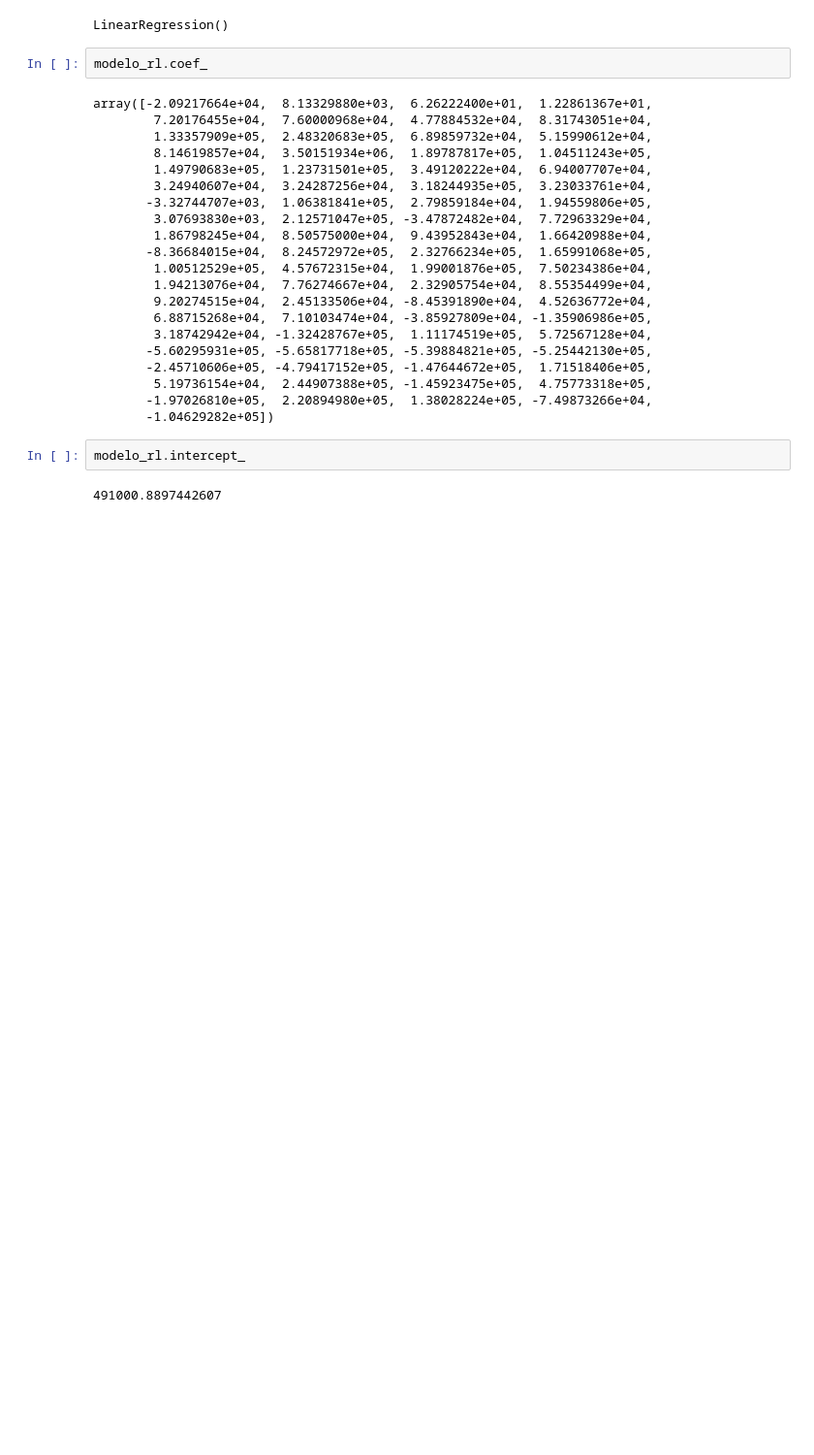
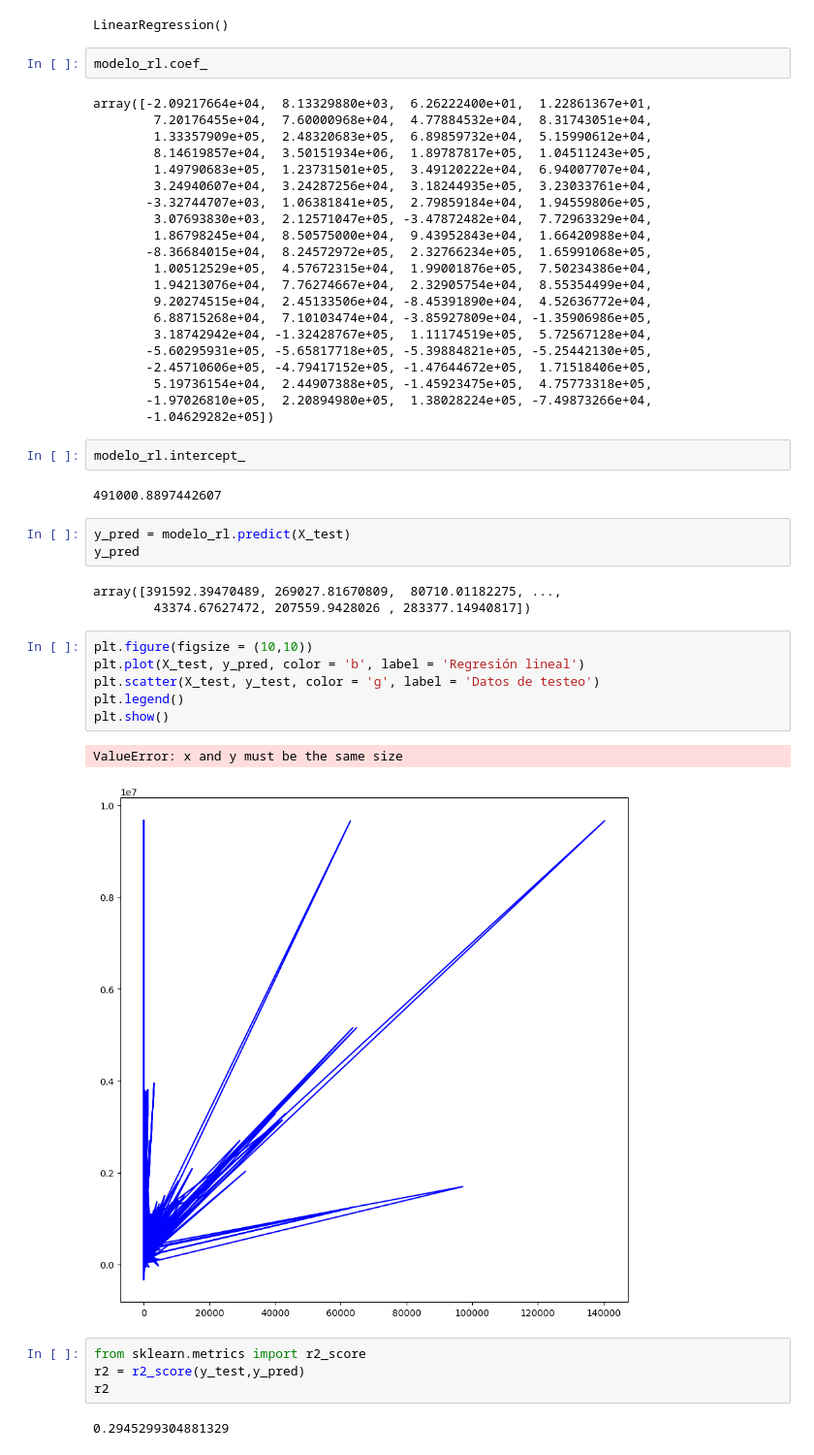
Before and after one commit to IonatanPerez/ProyectosAP_2022, a Jupyter notebook: David Miranda/PROYECTO FINAL/principal2.ipynb, the cells around one changed output. Shown at 97% size. Saved outputs shown, nothing was run; the diff lists cells and outputs as text; blank space fills up the shorter version.

```diff
--- a/David Miranda/PROYECTO FINAL/principal2.ipynb
+++ b/David Miranda/PROYECTO FINAL/principal2.ipynb
@@ -267,3 +287,24 @@ array([-2.09217664e+04,  8.13329880e+03,  6.26222400e+01,  1.22861367e+01,
 modelo_rl.intercept_
 # %% [output]
 491000.8897442607
+# %%
+y_pred = modelo_rl.predict(X_test)
+y_pred
+# %% [output]
+array([391592.39470489, 269027.81670809,  80710.01182275, ...,
+        43374.67627472, 207559.9428026 , 283377.14940817])
+# %%
+plt.figure(figsize = (10,10))
+plt.plot(X_test, y_pred, color = 'b', label = 'Regresión lineal')
+plt.scatter(X_test, y_test, color = 'g', label = 'Datos de testeo')
+plt.legend()
+plt.show()
+# %% [output]
+ValueError: x and y must be the same size
+[figure, added]
+# %%
+from sklearn.metrics import r2_score
+r2 = r2_score(y_test,y_pred)
+r2
+# %% [output]
+0.2945299304881329
```
Also changed, not shown: parts of 16 cells of this notebook, 1 other file.
